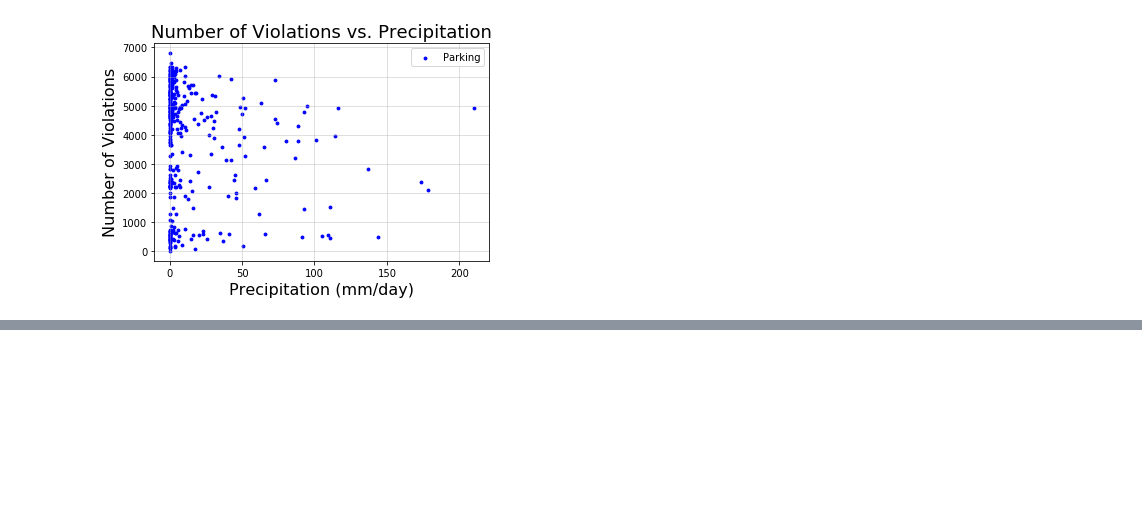
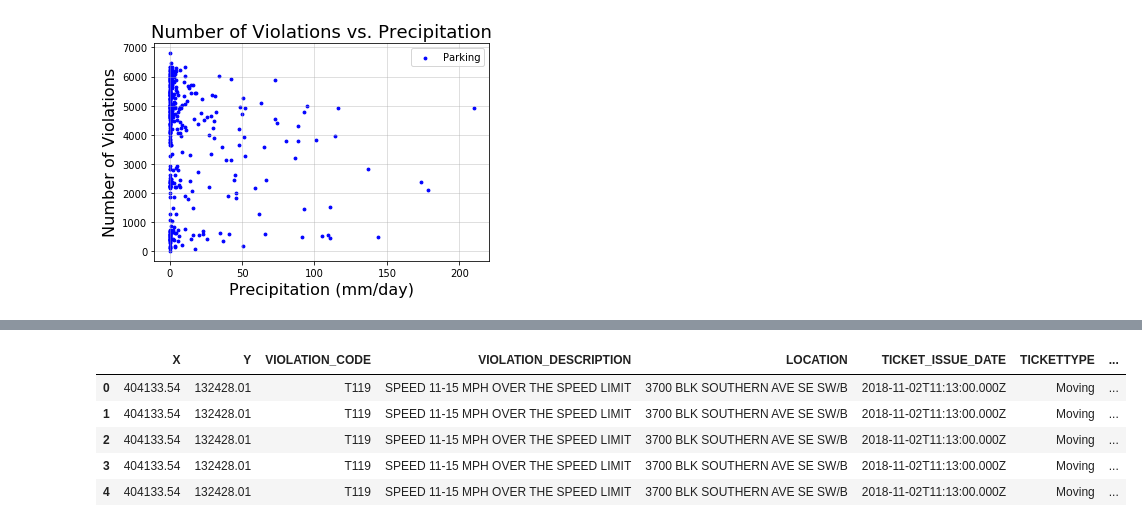
Before and after one commit to TPD119/GW_Project2_ETL, a Jupyter notebook: parking_moving_violations_dc.ipynb, the cells around one changed output, grey strips where cells are left out. Saved outputs shown, nothing was run; the diff lists cells and outputs as text; code cells hidden in the pictures; blank space fills up the shorter version.

```diff
--- a/parking_moving_violations_dc.ipynb
+++ b/parking_moving_violations_dc.ipynb
@@ -345,3 +365,13 @@ engine = create_engine(f"mysql://{remote_gwsis_dbuser}:{remote_gwsis_dbpwd}@{rem
+# %%
+moving_weather_data_short = pd.read_sql("SELECT * FROM moving_weather_short", lconn)
+moving_weather_data_short.head()
+# %% [output]
+|  | X | Y | VIOLATION_CODE | VIOLATION_DESCRIPTION | LOCATION | TICKET_ISSUE_DATE | TICKETTYPE | ... |
+| 0 | 404133.54 | 132428.01 | T119 | SPEED 11-15 MPH OVER THE SPEED LIMIT | 3700 BLK SOUTHERN AVE SE SW/B | 2018-11-02T11:13:00.000Z | Moving | ... |
+| 1 | 404133.54 | 132428.01 | T119 | SPEED 11-15 MPH OVER THE SPEED LIMIT | 3700 BLK SOUTHERN AVE SE SW/B | 2018-11-02T11:13:00.000Z | Moving | ... |
+| 2 | 404133.54 | 132428.01 | T119 | SPEED 11-15 MPH OVER THE SPEED LIMIT | 3700 BLK SOUTHERN AVE SE SW/B | 2018-11-02T11:13:00.000Z | Moving | ... |
+| 3 | 404133.54 | 132428.01 | T119 | SPEED 11-15 MPH OVER THE SPEED LIMIT | 3700 BLK SOUTHERN AVE SE SW/B | 2018-11-02T11:13:00.000Z | Moving | ... |
+| 4 | 404133.54 | 132428.01 | T119 | SPEED 11-15 MPH OVER THE SPEED LIMIT | 3700 BLK SOUTHERN AVE SE SW/B | 2018-11-02T11:13:00.000Z | Moving | ... |
 # %%
 # AWS Database Connection
 engine = create_engine(f"mysql://{remote_gwsis_dbuser}:{remote_gwsis_dbpwd}@{remote_db_endpoint}:{remote_db_port}/{remote_gwsis_dbname}")
```
Also changed, not shown: parts of 17 cells of this notebook, 2 other files.
